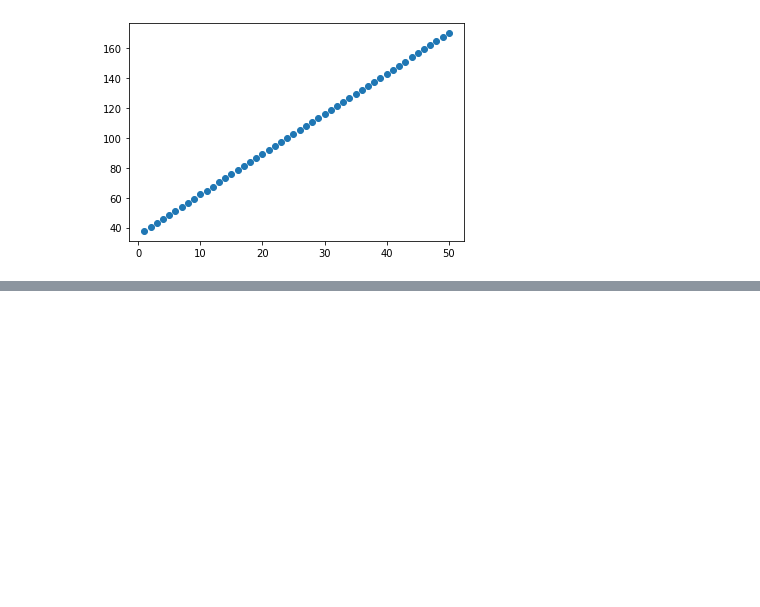
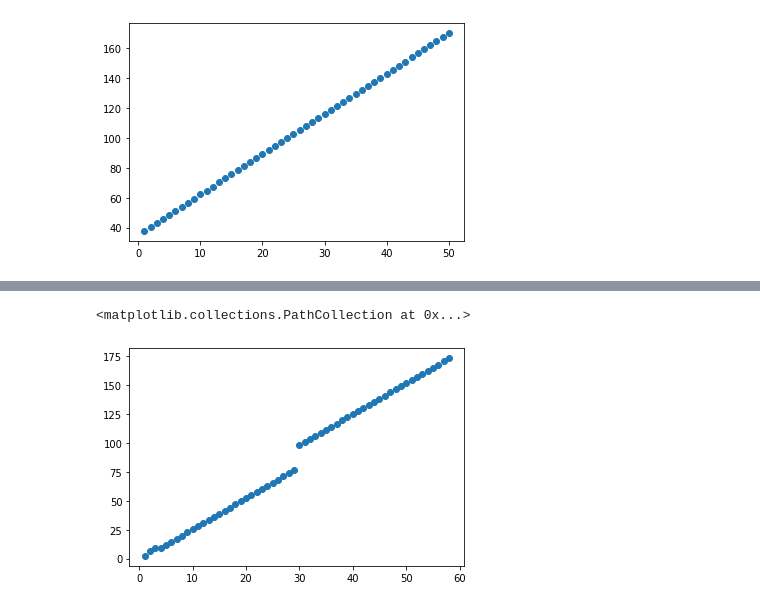
Before and after one commit to svendstar/MyAppliedStatistics2020repository, a Jupyter notebook: Measurement_of_each_persons_pendulum.ipynb, the cells around one changed output, grey strips where cells are left out. Cells and saved outputs as stored; diff of their text form; code cells hidden in the pictures; blank space fills up the shorter version.

```diff
--- a/Measurement_of_each_persons_pendulum.ipynb
+++ b/Measurement_of_each_persons_pendulum.ipynb
@@ -72,0 +85,5 @@ def uncertainty(data):
+# %%
+uncertainty(data[3])
+# %% [output]
+<matplotlib.collections.PathCollection at 0x...>
+[figure, added]
```
Also changed, not shown: parts of 5 cells of this notebook.
